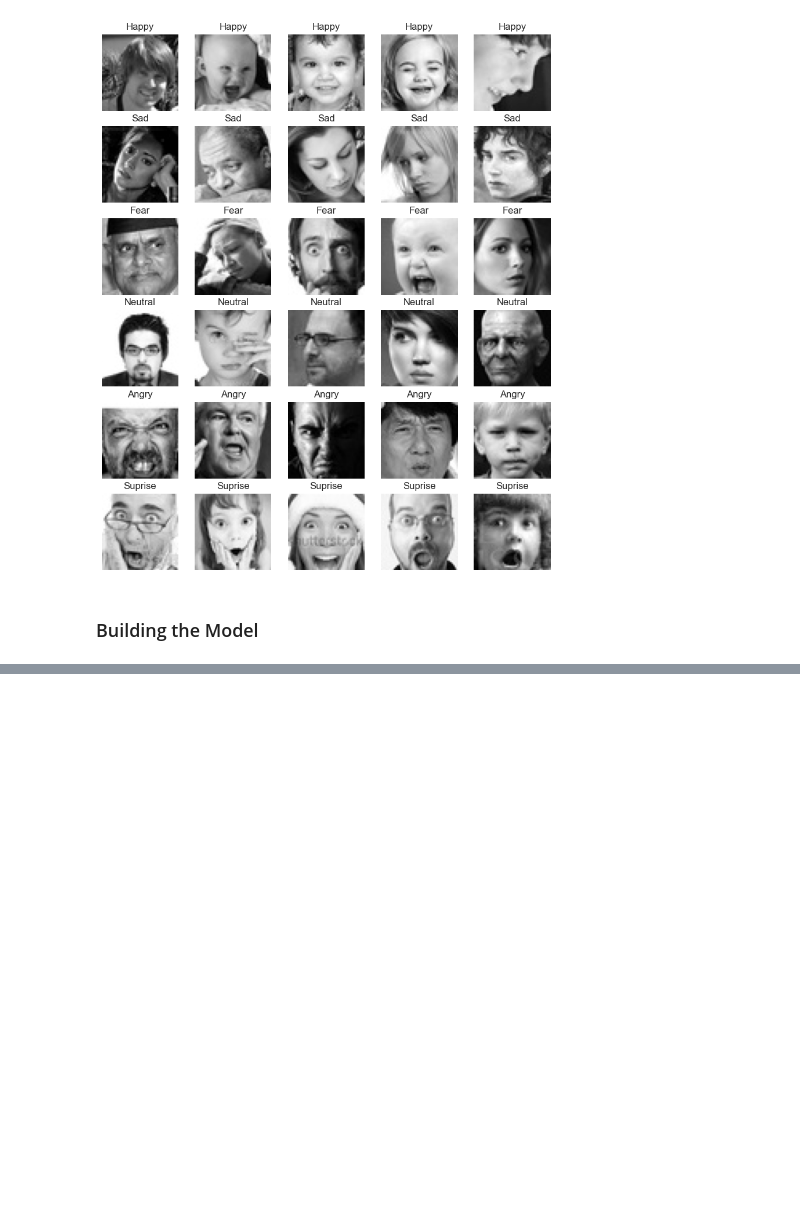
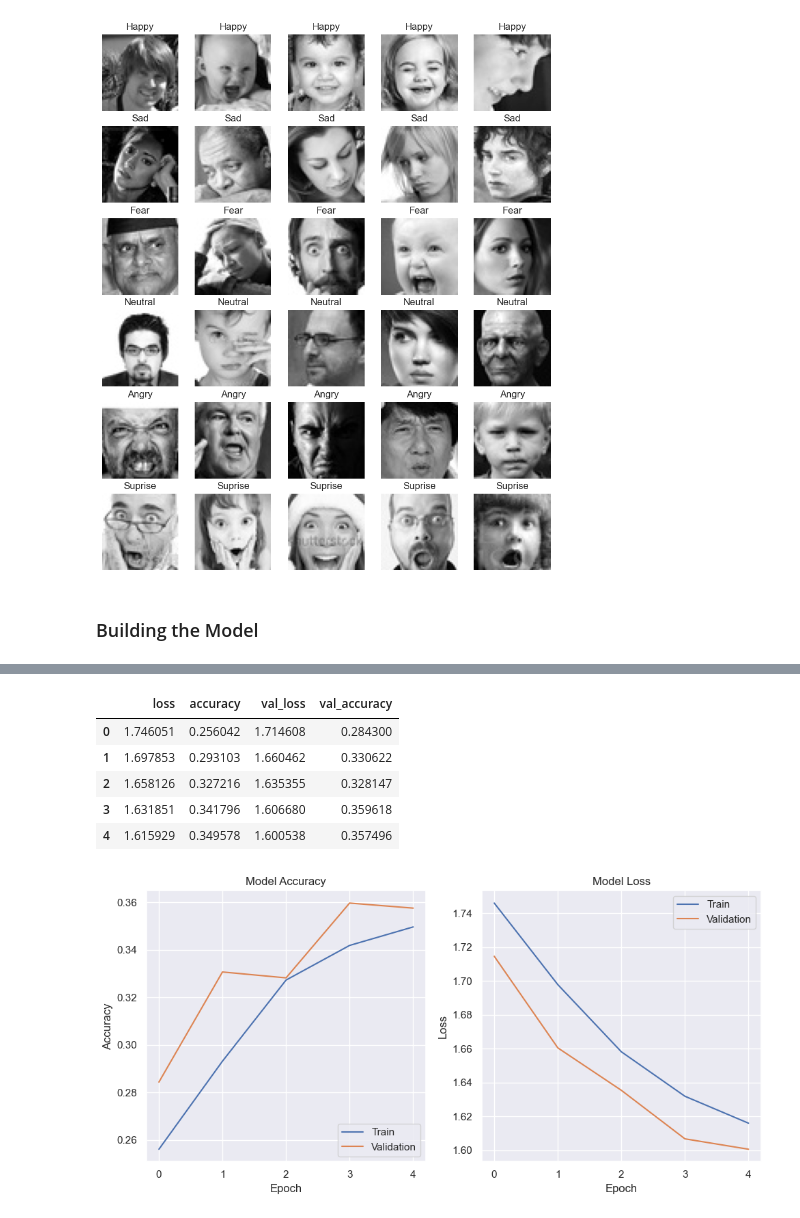
Before and after one commit to sekretaryuk/w207-letsfaceit, a Jupyter notebook: workfile.ipynb, the cells around one changed output, grey strips where cells are left out. Drawn from its saved outputs; the diff is of its cells as text; code cells hidden in the pictures; blank space fills up the shorter version.

```diff
--- a/workfile.ipynb
+++ b/workfile.ipynb
@@ -230,0 +176,37 @@ Epoch 10/10
+# %%
+model = build_model(len(label_names), 0.01)
+
+
+model_history = model.fit(
+  x=X_train,
+  y=Y_train,
+  epochs=5,
+  batch_size=64,
+  validation_split=0.1,
+  verbose=1
+)
+
+history_df = pd.DataFrame(model_history.history)
+display(history_df)
+
+# Plot the training and validation curves
+plt.figure(figsize=(10, 5))
+plt.subplot(1, 2, 1)
+plt.plot(model_history.history['accuracy'])
+plt.plot(model_history.history['val_accuracy'])
+plt.title('Model Accuracy')
+plt.xlabel('Epoch')
+plt.ylabel('Accuracy')
+plt.legend(['Train', 'Validation'], loc='lower right')
+
+plt.subplot(1, 2, 2)
+plt.plot(model_history.history['loss'])
+plt.plot(model_history.history['val_loss'])
+plt.title('Model Loss')
+plt.xlabel('Epoch')
+plt.ylabel('Loss')
+plt.legend(['Train', 'Validation'], loc='upper right')
+
+plt.tight_layout()
+plt.show()
+# %% [output]
@@ -231,3 +225,10 @@ Epoch 10/10
+|  | loss | accuracy | val_loss | val_accuracy |
+| 0 | 1.746051 | 0.256042 | 1.714608 | 0.284300 |
+| 1 | 1.697853 | 0.293103 | 1.660462 | 0.330622 |
+| 2 | 1.658126 | 0.327216 | 1.635355 | 0.328147 |
+| 3 | 1.631851 | 0.341796 | 1.606680 | 0.359618 |
+| 4 | 1.615929 | 0.349578 | 1.600538 | 0.357496 |
+[figure, added]
 # %%
 test_predictions = np.argmax(model.predict(X_test), axis=-1)
 print(test_predictions)
```
Also changed, not shown: parts of 5 cells of this notebook.
